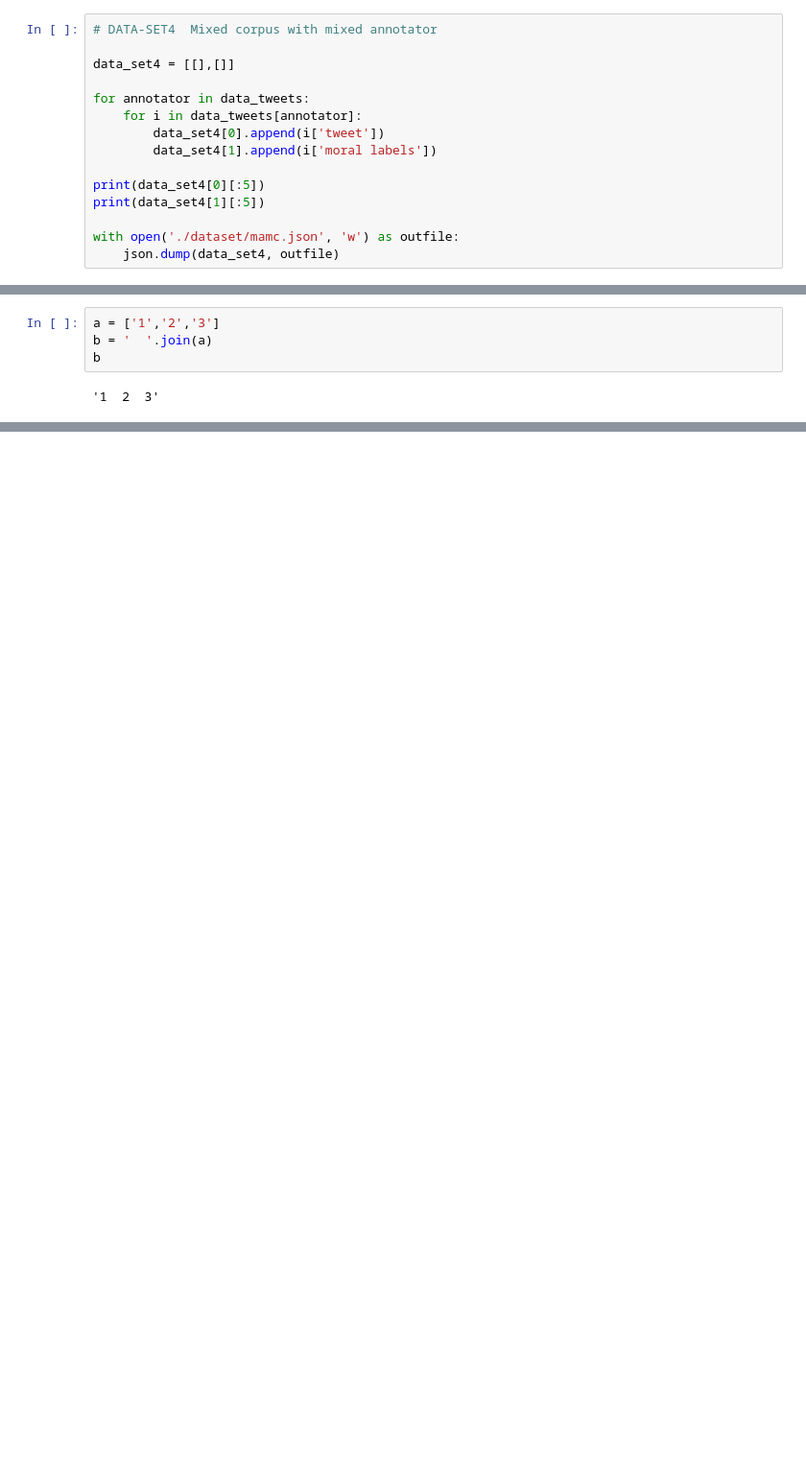
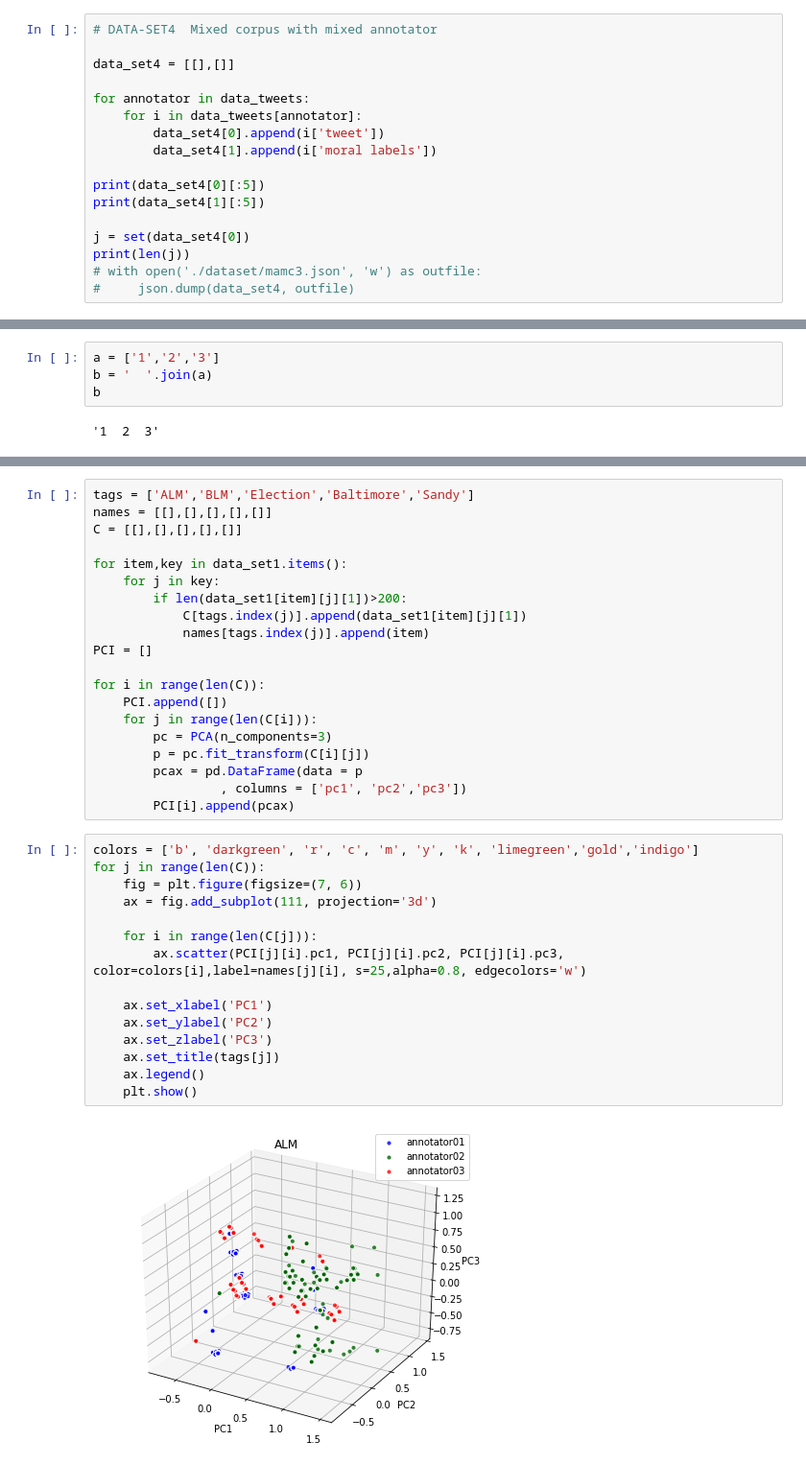
Before and after one commit to zixinh/moral-salience-prediction, a Jupyter notebook: Data_Preprocessing.ipynb, the cells around one changed output, grey strips where cells are left out. Shown at 96% size. Saved outputs shown, nothing was run; the diff lists cells and outputs as text; blank space fills up the shorter version.

```diff
--- a/Data_Preprocessing.ipynb
+++ b/Data_Preprocessing.ipynb
@@ -272,6 +326,8 @@ for annotator in data_tweets:
 print(data_set4[0][:5])
 print(data_set4[1][:5])
 
-with open('./dataset/mamc.json', 'w') as outfile:
-    json.dump(data_set4, outfile)
+j = set(data_set4[0])
+print(len(j))
+# with open('./dataset/mamc3.json', 'w') as outfile:
+#     json.dump(data_set4, outfile)
 # %% [output]
@@ -328,0 +480,37 @@ new
+# %%
+tags = ['ALM','BLM','Election','Baltimore','Sandy']
+names = [[],[],[],[],[]]
+C = [[],[],[],[],[]]
+
+for item,key in data_set1.items():
+    for j in key:
+        if len(data_set1[item][j][1])>200:
+            C[tags.index(j)].append(data_set1[item][j][1])
+            names[tags.index(j)].append(item)
+PCI = []
+
+for i in range(len(C)):
+    PCI.append([])
+    for j in range(len(C[i])):
+        pc = PCA(n_components=3)
+        p = pc.fit_transform(C[i][j])
+        pcax = pd.DataFrame(data = p
+                 , columns = ['pc1', 'pc2','pc3'])
+        PCI[i].append(pcax)
+# %%
+colors = ['b', 'darkgreen', 'r', 'c', 'm', 'y', 'k', 'limegreen','gold','indigo']
+for j in range(len(C)):
+    fig = plt.figure(figsize=(7, 6))
+    ax = fig.add_subplot(111, projection='3d')
+
+    for i in range(len(C[j])):
+        ax.scatter(PCI[j][i].pc1, PCI[j][i].pc2, PCI[j][i].pc3, color=colors[i],label=names[j][i], s=25,alpha=0.8, edgecolors='w')
+
+    ax.set_xlabel('PC1')
+    ax.set_ylabel('PC2')
+    ax.set_zlabel('PC3')
+    ax.set_title(tags[j])
+    ax.legend()
+    plt.show()
+# %% [output]
+[figure, added]
```
Also changed, not shown: parts of 24 cells of this notebook, 28 other files.
